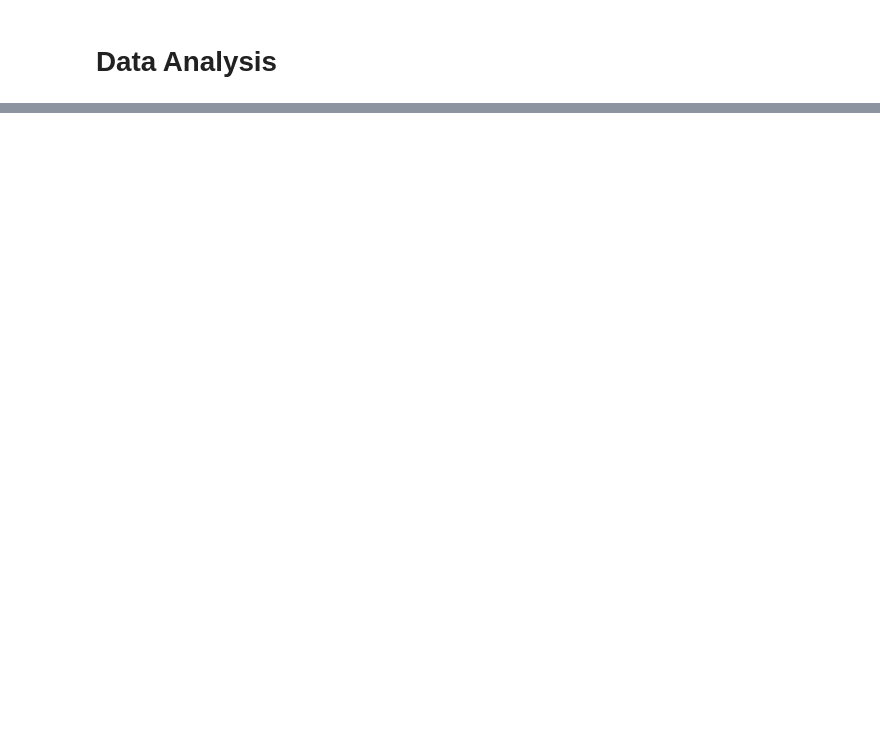
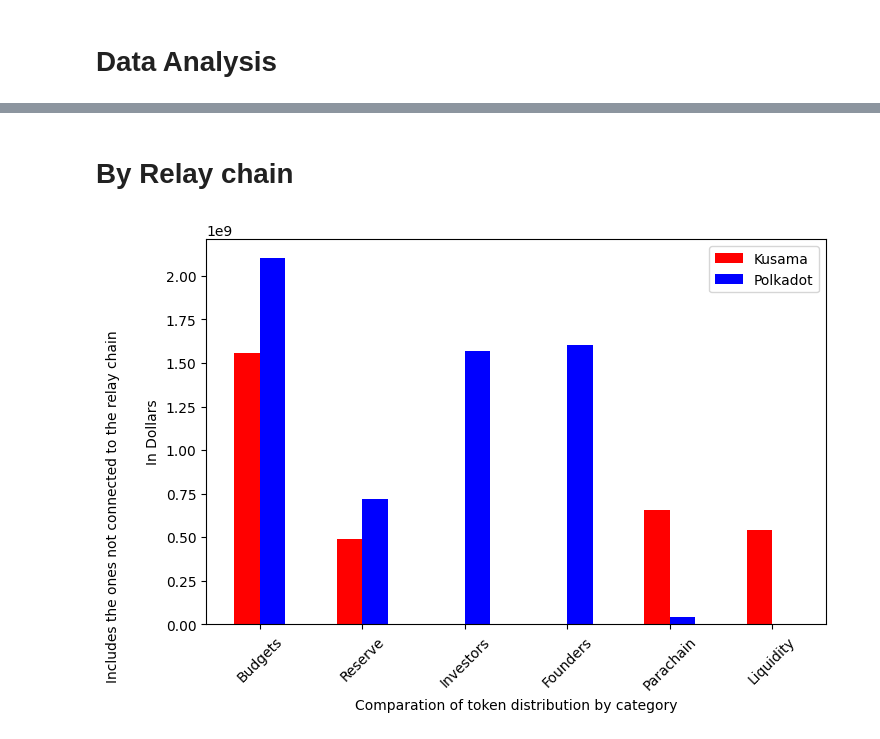
Before and after one commit to hashed-io/hashed-genesis-token-distribution-scraping, a Jupyter notebook: genesis_token.ipynb, the cells around one changed output, grey strips where cells are left out. Saved outputs shown, nothing was run; the diff lists cells and outputs as text; code cells hidden in the pictures; blank space fills up the shorter version.

```diff
--- a/genesis_token.ipynb
+++ b/genesis_token.ipynb
@@ -248,0 +189,7 @@ plt.pie(averages, labels=averages.index)
+# %%
+categorized_df = df[['name', 'Relay chain','Market supply', 'Circulation supply', 'Market cap']].copy()
+
+for cat in categories["Category"].unique():
+  categorized_df[cat] = 0
+
+categorized_df.head(10)
@@ -248,0 +212,6 @@ plt.pie(averages, labels=averages.index)
+# %%
+for cat in categories["Category"].unique():
+  for subcat in categories[ categories["Category"] == cat]["Subcategory"].unique():
+    categorized_df[cat] += subcategories_df[subcat]
+
+categorized_df
@@ -248,0 +234,7 @@ plt.pie(averages, labels=averages.index)
+# %%
+categorized_token_df = categorized_df
+for cat in categories["Category"].unique():
+  categorized_token_df[cat] *=  categorized_token_df["Market cap"].astype(int)/100
+  categorized_token_df[cat] = categorized_token_df[cat].astype(int)
+
+categorized_token_df
@@ -248,0 +278,27 @@ plt.pie(averages, labels=averages.index)
+# %% [markdown]
+# By Relay chain
+# %%
+subcategories_token_kusama_df = subcategories_token_df[subcategories_token_df["Relay chain"] == "Kusama"]
+subcategories_token_polkadot_df = subcategories_token_df[subcategories_token_df["Relay chain"] == "Polkadot"]
+
+categorized_token_kusama_df = categorized_token_df[categorized_token_df["Relay chain"] == "Kusama"]
+categorized_token_polkadot_df = categorized_token_df[categorized_token_df["Relay chain"] == "Polkadot"]
+# %%
+labels = categories["Category"].unique()
+width = 0.25
+x_vals = np.arange(len(labels))
+
+plt.figure(figsize=(8,5))
+
+plt.bar(x_vals - width/2, categorized_token_kusama_df.mean(numeric_only=True), color = 'r', width = width,  label='Kusama')
+plt.bar(x_vals + width/2, categorized_token_polkadot_df.mean(numeric_only=True), color = 'b', width = width,  label='Polkadot')
+
+plt.xticks( x_vals , labels, rotation=45 )
+plt.xlabel('Comparation of token distribution by category')
+plt.ylabel('In Dollars')
+plt.figtext(0, 0, "Includes the ones not connected to the relay chain", rotation = 90)
+plt.legend()
+
+plt.show()
+# %% [output]
+[figure, added]
```
Also changed, not shown: parts of 16 cells of this notebook.
